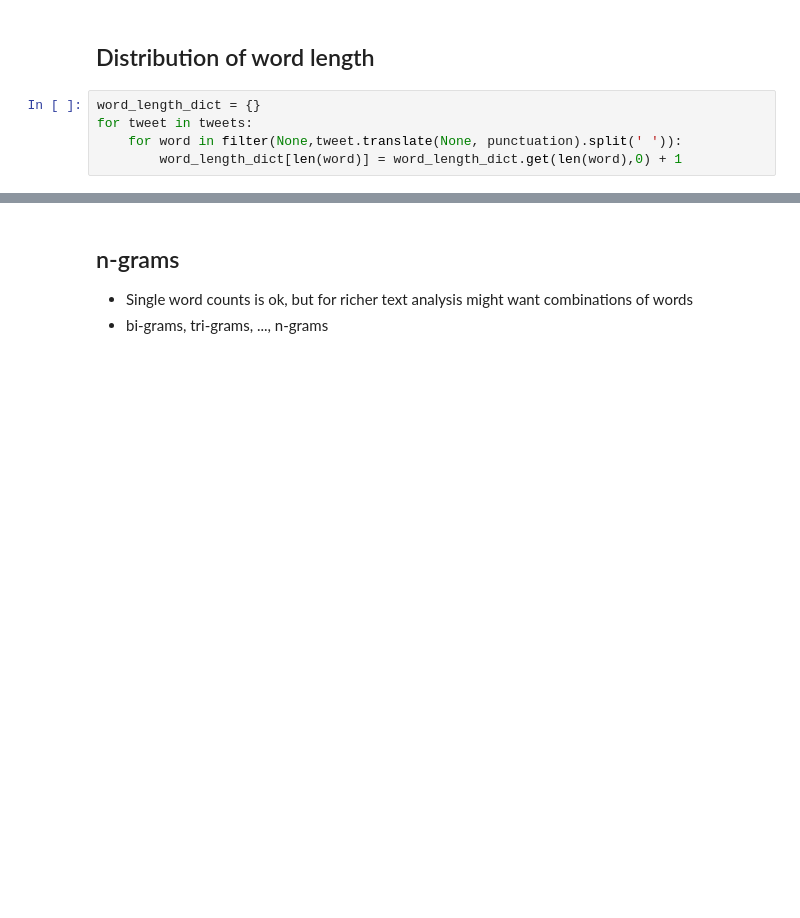
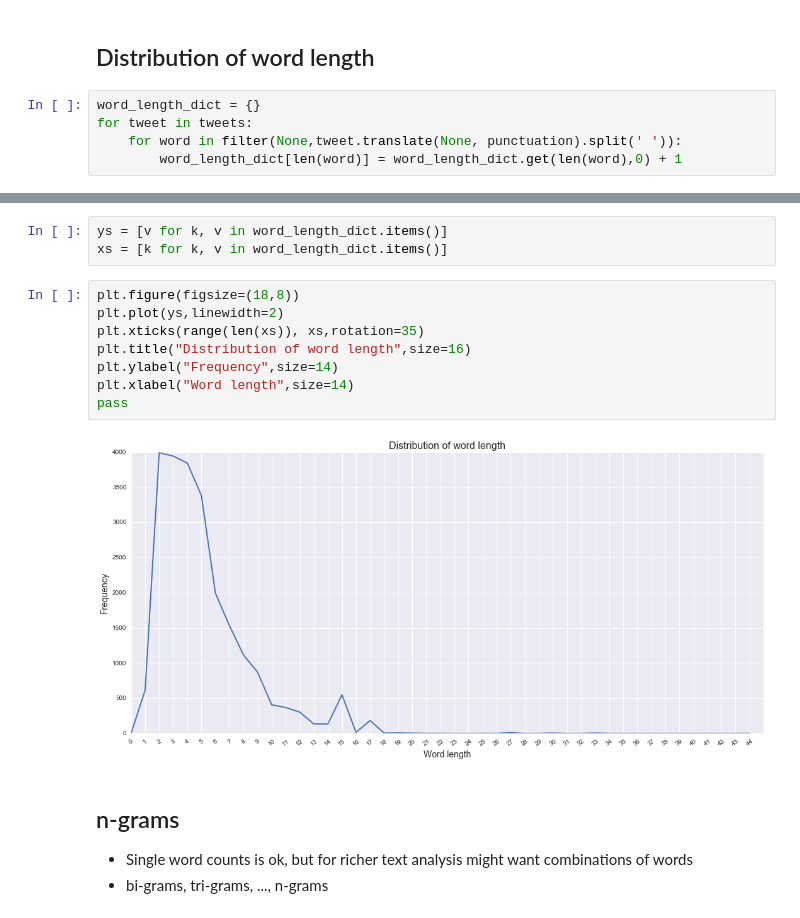
Before and after one commit to ilanman/gdi, a Jupyter notebook: week3/04_Week3_I_strings.ipynb, the cells around one changed output, grey strips where cells are left out. Saved outputs shown, nothing was run; the diff lists cells and outputs as text; blank space fills up the shorter version.

```diff
--- a/week3/04_Week3_I_strings.ipynb
+++ b/week3/04_Week3_I_strings.ipynb
@@ -683,3 +770,16 @@ pass
+# %%
+ys = [v for k, v in word_length_dict.items()]
+xs = [k for k, v in word_length_dict.items()]
+# %%
+plt.figure(figsize=(18,8))
+plt.plot(ys,linewidth=2)
+plt.xticks(range(len(xs)), xs,rotation=35)
+plt.title("Distribution of word length",size=16)
+plt.ylabel("Frequency",size=14)
+plt.xlabel("Word length",size=14)
+pass
+# %% [output]
+[figure, added]
 # %% [markdown]
 ## n-grams
 
```
Also changed, not shown: parts of 21 cells of this notebook.
